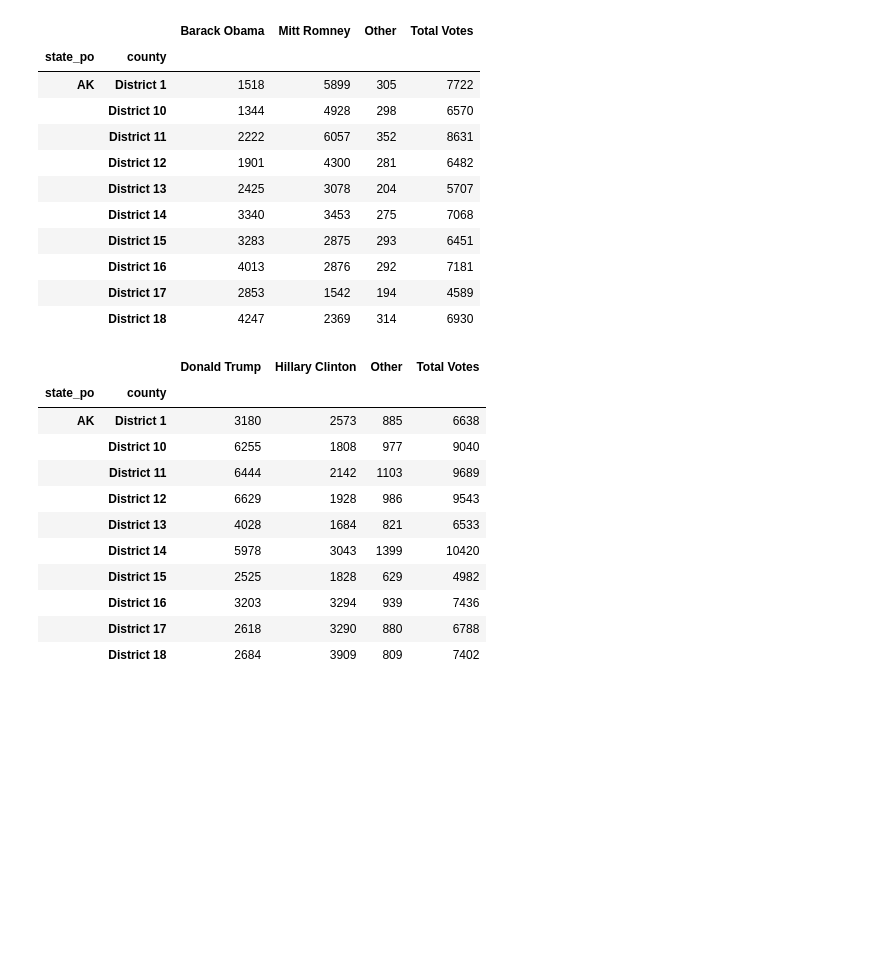
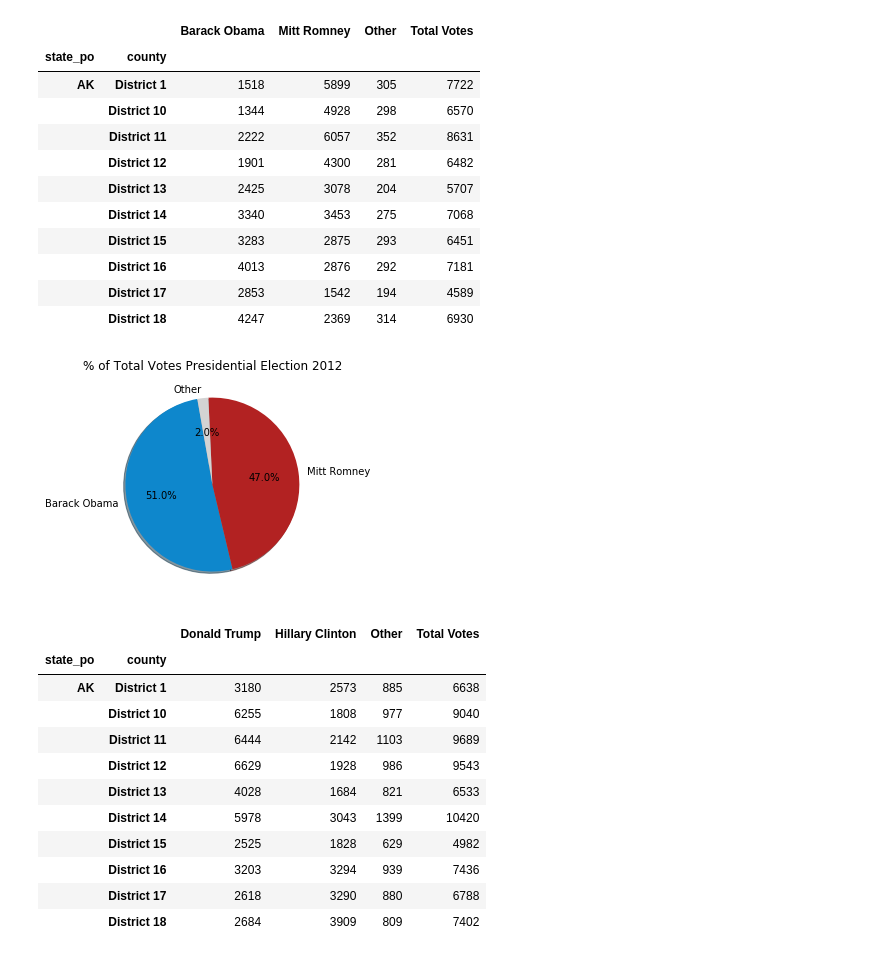
Before and after one commit to muditmathur11/bcmj, a Jupyter notebook: Project/Election_Project.ipynb, the cells around one changed output. Drawn from its saved outputs; the diff is of its cells as text; code cells hidden in the pictures; blank space fills up the shorter version.

Commit message:
Add charts - By Camila

```diff
--- a/Project/Election_Project.ipynb
+++ b/Project/Election_Project.ipynb
@@ -39,6 +40,36 @@ election_2012.head(10)
 |  | District 16 | 4013 | 2876 | 292 | 7181 |
 |  | District 17 | 2853 | 1542 | 194 | 4589 |
 |  | District 18 | 4247 | 2369 | 314 | 6930 |
+# %%
+#Find total votes for Barack Obama 2012
+obama_total = election_2012["Barack Obama"].sum()
+
+#Find total votes for Mitt Romney 2012
+romney_total = election_2012["Mitt Romney"].sum()
+
+#Find total votes for Other 2012
+other_2012_total = election_2012["Other"].sum()
+# %%
+#Add labels
+labels_2012 = ["Barack Obama", "Mitt Romney", "Other"]
+
+#Add title
+plt.title("% of Total Votes Presidential Election 2012")
+
+#Set the values of each section of the pie chart
+sizes_2012 = [obama_total, romney_total, other_2012_total]
+
+#Set the colors of each section of the pie chart
+colors_2012 = ["#0e87cc", "firebrick", "lightgray" ]
+
+# Create the pie chart based upon the values above
+plt.pie(sizes_2012, labels=labels_2012, colors=colors_2012,
+        autopct="%1.1f%%", shadow=True, startangle=100)
+
+#Show pie chart
+plt.show()
+# %% [output]
+[figure, added]
 # %%
 #Create pivot table with candidates as columns and votes as vales
 pivot_2016 = df_2016.pivot(columns = "candidate", values = "candidatevotes")
```
Also changed, not shown: parts of 4 cells of this notebook.
